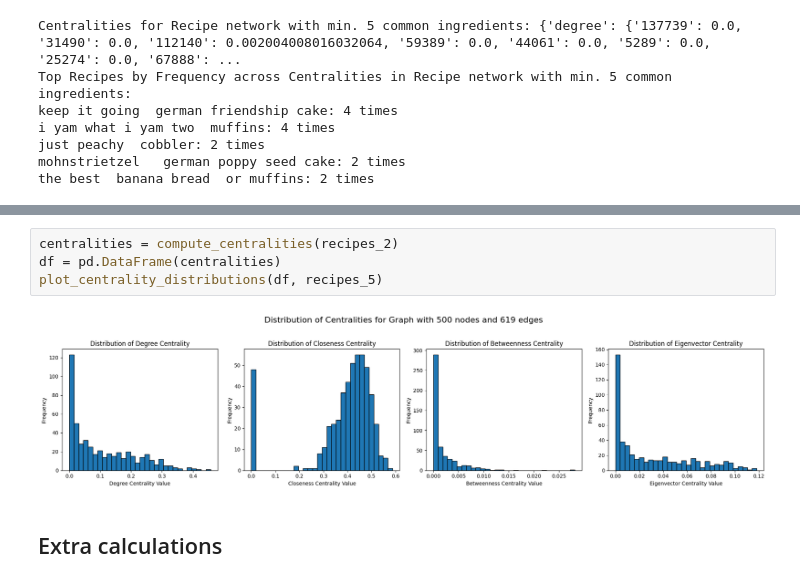
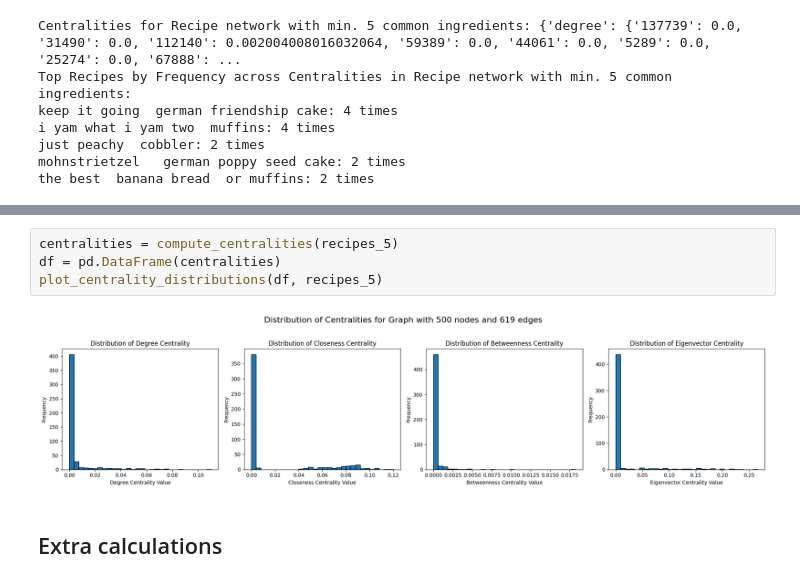
Before and after one commit to annanasz/NS_Group_Project, a Jupyter notebook: recipe_analysis.ipynb, the cells around one changed output, grey strips where cells are left out. Drawn from its saved outputs; the diff is of its cells as text.

```diff
--- a/recipe_analysis.ipynb
+++ b/recipe_analysis.ipynb
@@ -107,11 +108,11 @@ plot_centrality_distributions(df, recipes_5)
 # %% [output]
 [figure]
 # %%
-centralities = compute_centralities(recipes_2)
+centralities = compute_centralities(recipes_5)
 df = pd.DataFrame(centralities)
 plot_centrality_distributions(df, recipes_5)
 # %% [output]
-[figure, old version]
+[figure, new version]
 # %% [markdown]
 ## Extra calculations
 # %%
```
Also changed, not shown: parts of 8 cells of this notebook.
